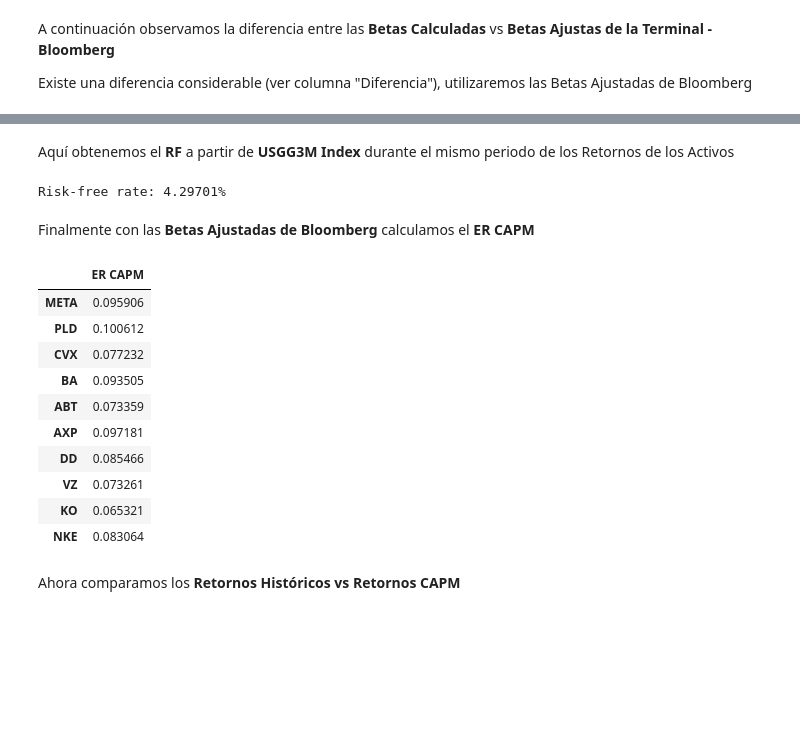
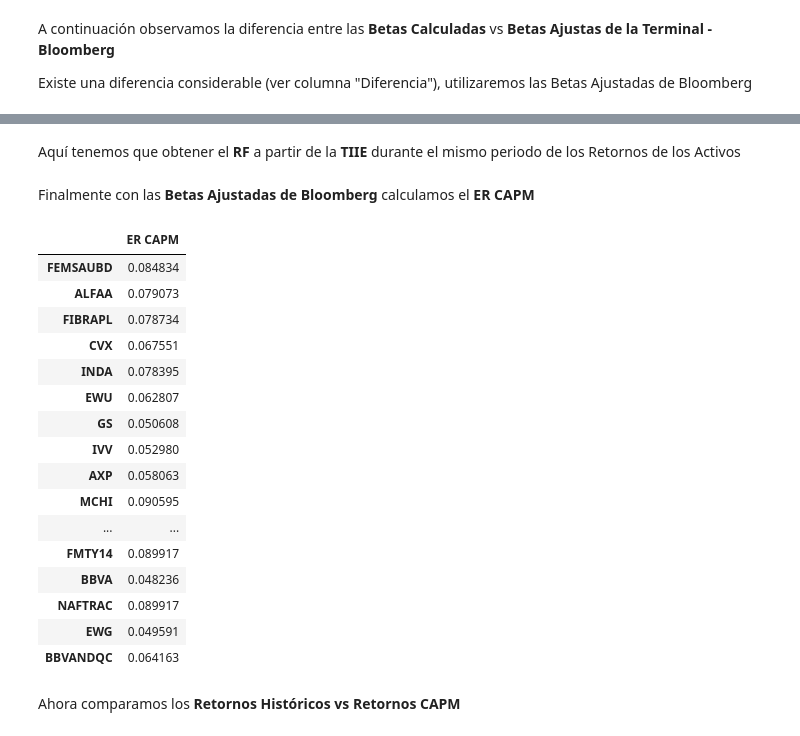
Before and after one commit to Rauloigs/Mercados-Financieros-P-Eficiente, a Jupyter notebook: bl_csv_portfolio_test.ipynb, the cells around one changed output, grey strips where cells are left out. Cells and saved outputs as stored; diff of their text form; code cells hidden in the pictures; blank space fills up the shorter version.

```diff
--- a/bl_csv_portfolio_test.ipynb
+++ b/bl_csv_portfolio_test.ipynb
@@ -72,27 +86,32 @@ blpor.get_betas_bloomberg_vs_calculadas(betas_ajustadas_bloomberg, betas_calcula
 # %% [markdown]
-Aquí obtenemos el **RF** a partir de **USGG3M Index** durante el mismo periodo de los Retornos de los Activos
+Aquí tenemos que obtener el **RF** a partir de la **TIIE** durante el mismo periodo de los Retornos de los Activos
 # %%
-usgg3m_rf = blpor.usgg3m_risk_free_rate()
-print(f"Risk-free rate: {usgg3m_rf:.5%}")
+# hay que cambiarla por la TIIE. Conseguir datos históricos
+# usgg3m_rf = blpor.usgg3m_risk_free_rate()
+# print(f"Risk-free rate: {usgg3m_rf:.5%}")
-# %% [output]
-Risk-free rate: 4.29701%
 # %% [markdown]
 Finalmente con las **Betas Ajustadas de Bloomberg** calculamos el **ER CAPM**
 # %%
-capm_rets = blpor.rets_capm_rfmanual(betas_ajustadas_bloomberg, benchmark_returns, risk_free_rate=usgg3m_rf, periods_per_year=252)
+capm_rets = blpor.rets_capm_rfmanual(betas_ajustadas_bloomberg, benchmark_returns, risk_free_rate=0.095, periods_per_year=252)
 capm_rets
 # %% [output]
 |  | ER CAPM |
-| META | 0.095906 |
-| PLD | 0.100612 |
-| CVX | 0.077232 |
-| BA | 0.093505 |
-| ABT | 0.073359 |
-| AXP | 0.097181 |
-| DD | 0.085466 |
-| VZ | 0.073261 |
-| KO | 0.065321 |
-| NKE | 0.083064 |
+| FEMSAUBD | 0.084834 |
+| ALFAA | 0.079073 |
+| FIBRAPL | 0.078734 |
+| CVX | 0.067551 |
+| INDA | 0.078395 |
+| EWU | 0.062807 |
+| GS | 0.050608 |
+| IVV | 0.052980 |
+| AXP | 0.058063 |
+| MCHI | 0.090595 |
+| ... | ... |
+| FMTY14 | 0.089917 |
+| BBVA | 0.048236 |
+| NAFTRAC | 0.089917 |
+| EWG | 0.049591 |
+| BBVANDQC | 0.064163 |
 # %% [markdown]
 Ahora comparamos los **Retornos Históricos vs Retornos CAPM**
 # %%
```
Also changed, not shown: parts of 35 cells of this notebook.
